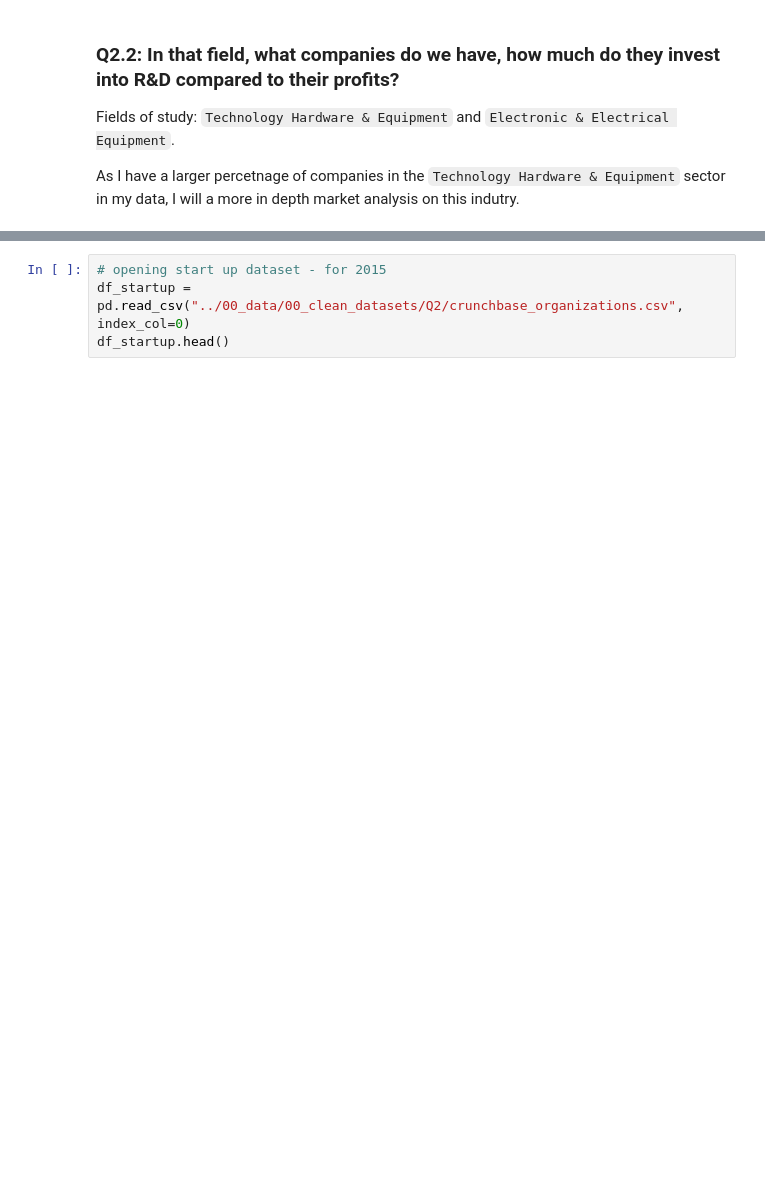
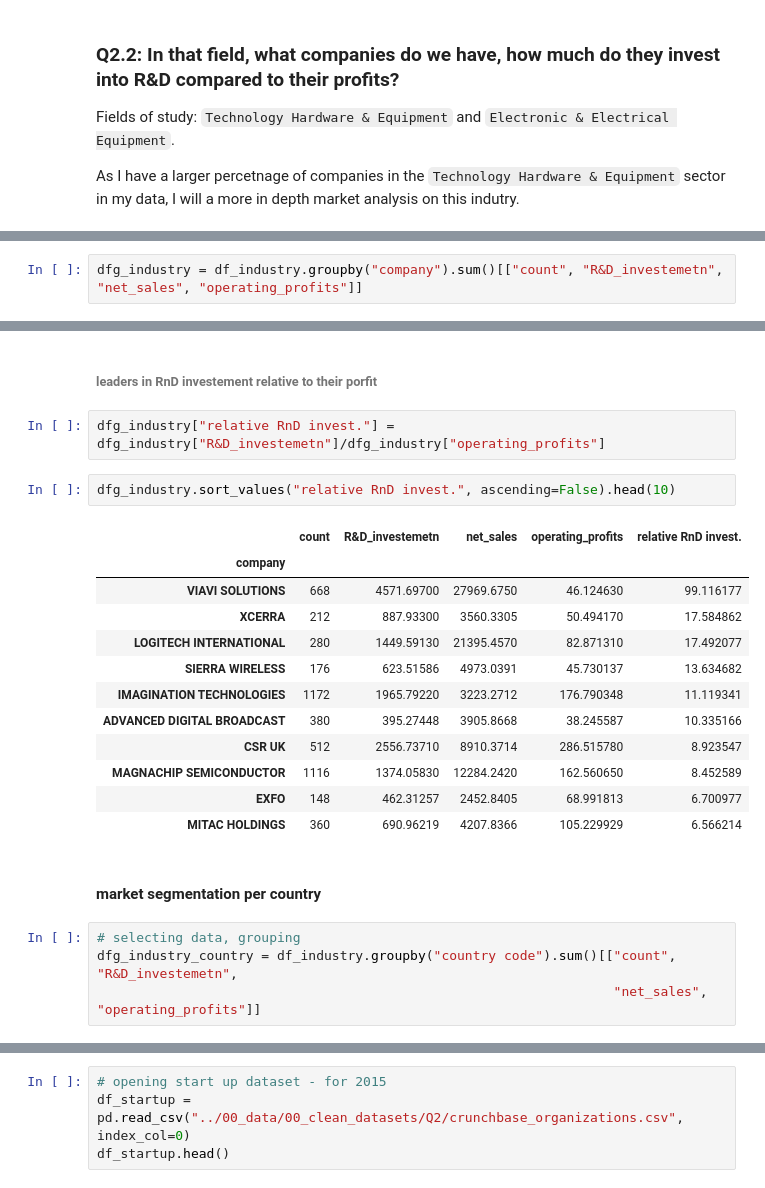
Before and after one commit to FHnt97/Project-Week-8-Final-Project, a Jupyter notebook: your-project/01_code/03_BONUS.ipynb, the cells around one changed output, grey strips where cells are left out. Cells and saved outputs as stored; diff of their text form; blank space fills up the shorter version.

```diff
--- a/your-project/01_code/03_BONUS.ipynb
+++ b/your-project/01_code/03_BONUS.ipynb
@@ -317,0 +322,2 @@ df_industry.head()
+# %%
+dfg_industry = df_industry.groupby("company").sum()[["count", "R&D_investemetn", "net_sales", "operating_profits"]]
@@ -317,0 +357,25 @@ df_industry.head()
+# %% [markdown]
+###### leaders in RnD investement relative to their porfit
+# %%
+dfg_industry["relative RnD invest."] = dfg_industry["R&D_investemetn"]/dfg_industry["operating_profits"]
+# %%
+dfg_industry.sort_values("relative RnD invest.", ascending=False).head(10)
+# %% [output]
+|  | count | R&D_investemetn | net_sales | operating_profits | relative RnD invest. |
+| company |  |  |  |  |  |
+| VIAVI SOLUTIONS | 668 | 4571.69700 | 27969.6750 | 46.124630 | 99.116177 |
+| XCERRA | 212 | 887.93300 | 3560.3305 | 50.494170 | 17.584862 |
+| LOGITECH INTERNATIONAL | 280 | 1449.59130 | 21395.4570 | 82.871310 | 17.492077 |
+| SIERRA WIRELESS | 176 | 623.51586 | 4973.0391 | 45.730137 | 13.634682 |
+| IMAGINATION TECHNOLOGIES | 1172 | 1965.79220 | 3223.2712 | 176.790348 | 11.119341 |
+| ADVANCED DIGITAL BROADCAST | 380 | 395.27448 | 3905.8668 | 38.245587 | 10.335166 |
+| CSR UK | 512 | 2556.73710 | 8910.3714 | 286.515780 | 8.923547 |
+| MAGNACHIP SEMICONDUCTOR | 1116 | 1374.05830 | 12284.2420 | 162.560650 | 8.452589 |
+| EXFO | 148 | 462.31257 | 2452.8405 | 68.991813 | 6.700977 |
+| MITAC HOLDINGS | 360 | 690.96219 | 4207.8366 | 105.229929 | 6.566214 |
+# %% [markdown]
+#### market segmentation per country
+# %%
+# selecting data, grouping
+dfg_industry_country = df_industry.groupby("country code").sum()[["count", "R&D_investemetn",
+                                                                  "net_sales", "operating_profits"]]
```
Also changed, not shown: parts of 9 cells of this notebook.
